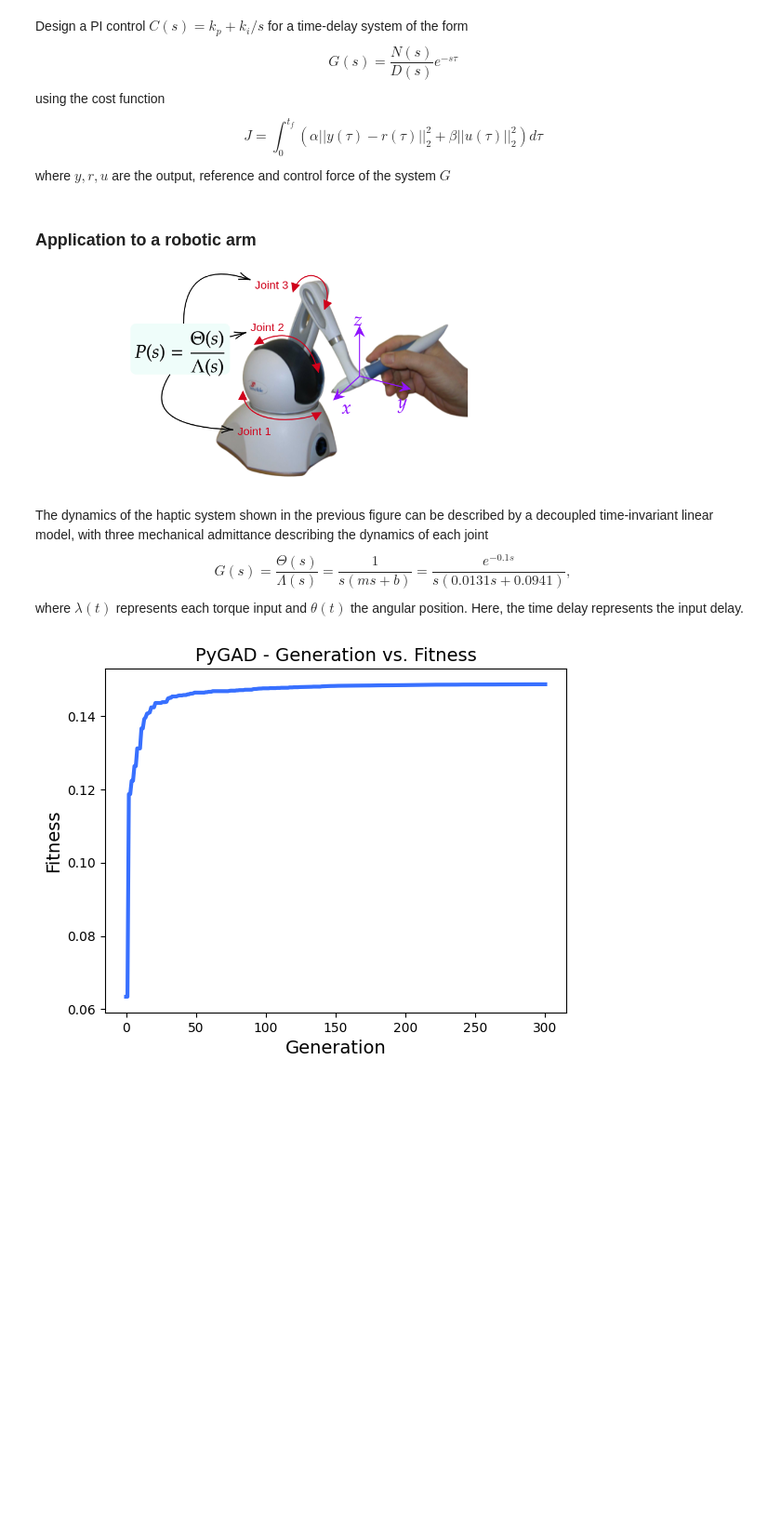
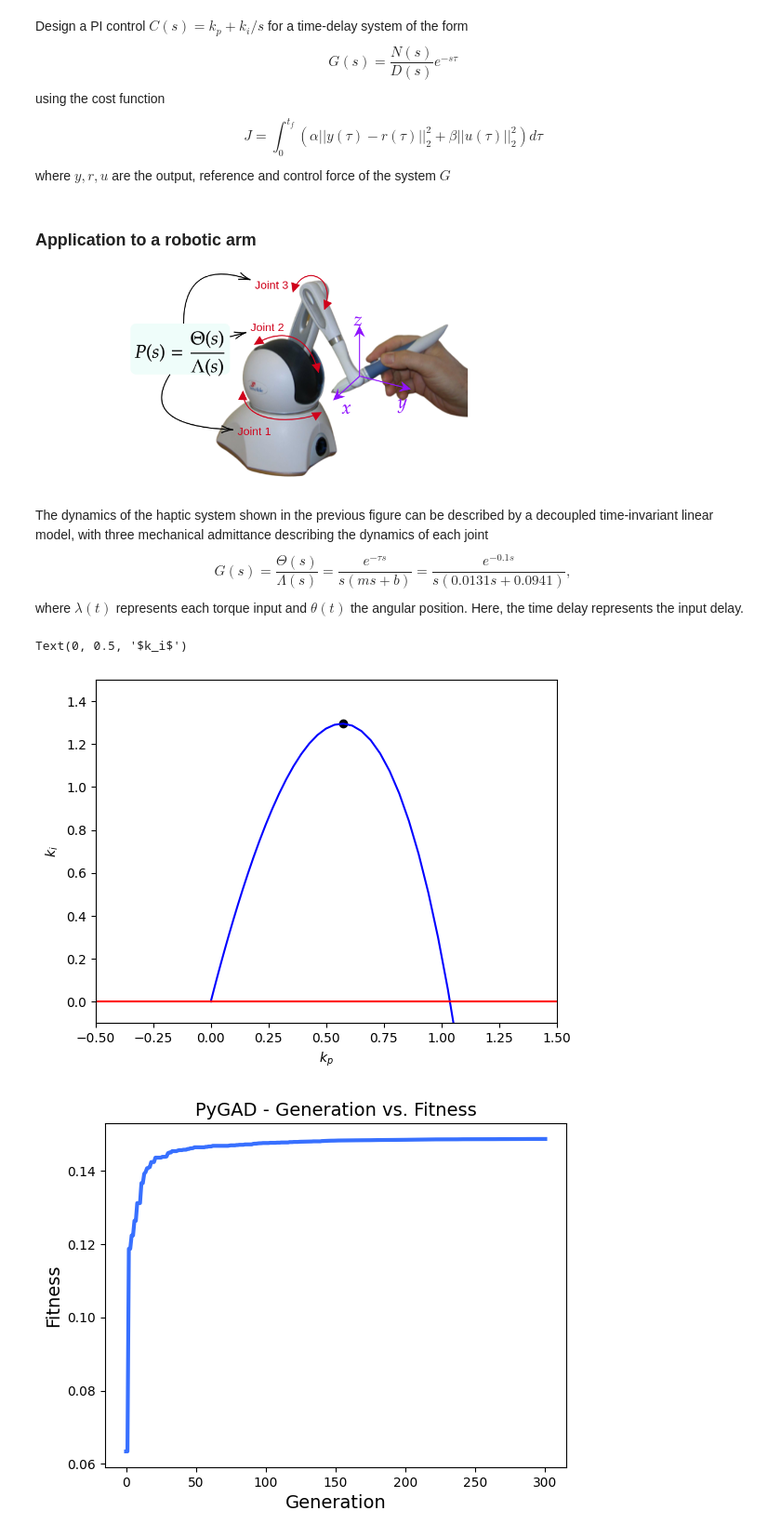
Before and after one commit to AdrianGuel/ExploringGAinPIDdesign, a Jupyter notebook: PIDMetadesign.ipynb, the cells around one changed output. Shown at 93% size. Cells and saved outputs as stored; diff of their text form; code cells hidden in the pictures; blank space fills up the shorter version.

```diff
--- a/PIDMetadesign.ipynb
+++ b/PIDMetadesign.ipynb
@@ -9,5 +9,5 @@ where $y,r,u$ are the output, reference and control force of the system $G$
 ![hpunit5.png](attachment:hpunit5.png)
 
  The dynamics of the haptic system shown in the previous figure can be described by a decoupled time-invariant linear model, with three mechanical admittance describing the dynamics of each joint
-        $$G(s) =\frac{\Theta(s)}{\Lambda(s)}= \frac{1}{s(ms+b)} = \frac{e^{-0.1s}}{s(0.0131s+0.0941)},$$
+        $$G(s) =\frac{\Theta(s)}{\Lambda(s)}= \frac{e^{-\tau s}}{s(ms+b)} = \frac{e^{-0.1s}}{s(0.0131s+0.0941)},$$
 where $\lambda(t)$ represents each torque input and $\theta(t)$ the angular position. Here, the time delay represents the input delay.
@@ -14 +22,25 @@ where $\lambda(t)$ represents each torque input and $\theta(t)$ the angular posi
+# %%
+def kp(w,m,b,tau):
+    return (w*(m*w*np.cos(tau*w)+b*np.sin(tau*w)))/(np.cos(tau*w)**2+np.sin(tau*w)**2)
+
+def ki(w,m,b,tau):
+    return -(m*(w**3)*(np.sin(tau*w)**(-1))-b*(w**2)*(np.tan(tau*w)**(-1))*(np.sin(tau*w)**(-1)))/(1+np.tan(tau*w)**(-2))
+# %%
+m,b,tau=0.0131, 0.0941, 0.1
+w=np.linspace(0.1,20,100)
+kp0=np.linspace(-2,2,100)
+ki0=0*np.linspace(-2,2,100)
+k_i=ki(w,m,b,tau)
+k_p=kp(w,m,b,tau)
+plt.plot(k_p,k_i,'b')
+plt.plot(kp0,ki0,'r')
+index=np.argmax(k_i)
+plt.scatter(k_p[index],k_i[index],c='k')
+plt.ylim([-0.1, 1.5])
+plt.xlim([-0.5, 1.5])
+plt.xlabel('$k_p$')
+plt.ylabel('$k_i$')
+# %% [output]
+Text(0, 0.5, '$k_i$')
+[figure, added]
 # %%
```
Also changed, not shown: parts of 2 cells of this notebook.
